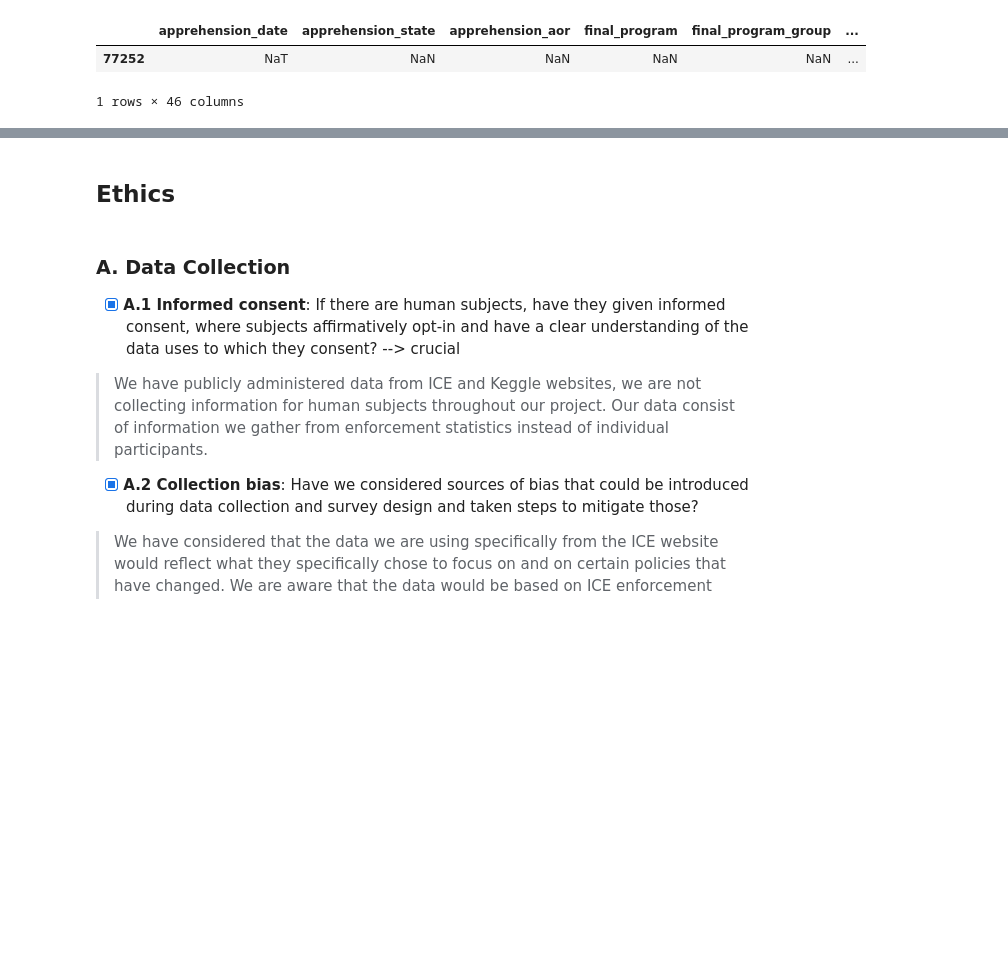
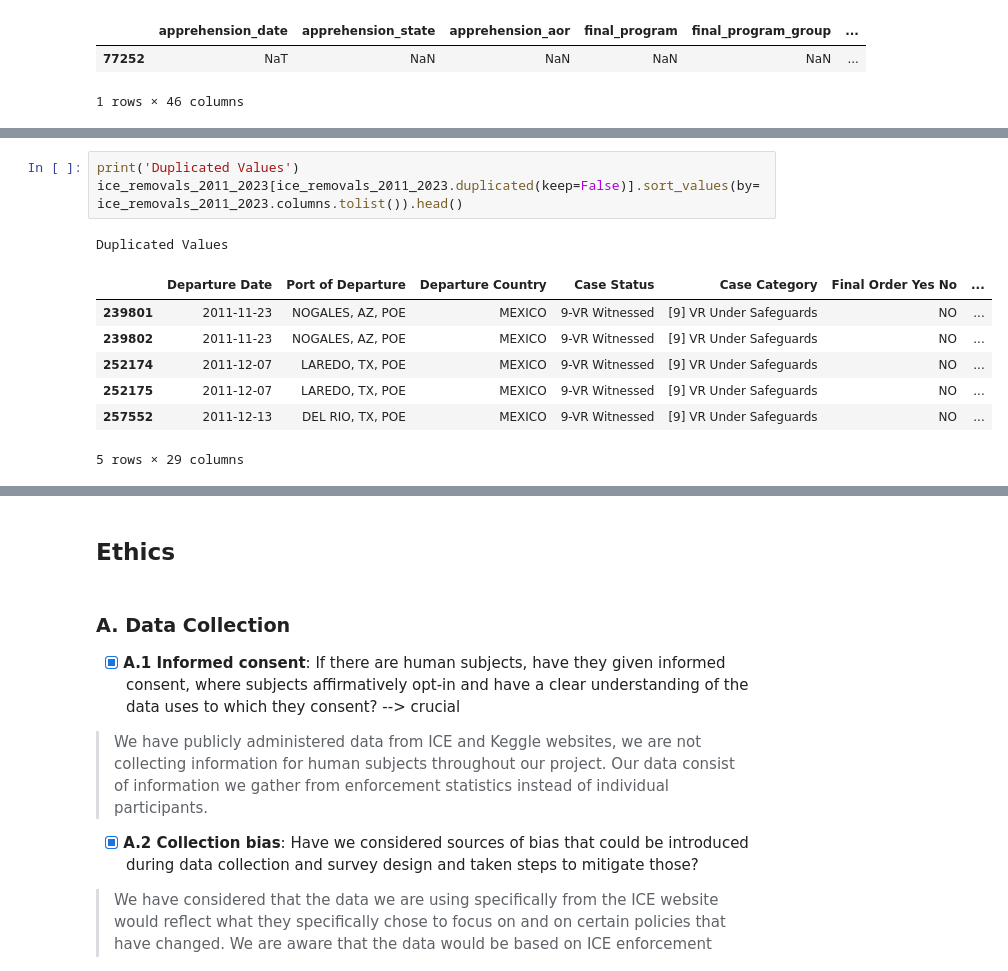
Before and after one commit to COGS108/Group109_WI26, a Jupyter notebook: 01-DataCheckpoint.ipynb, the cells around one changed output, grey strips where cells are left out. Drawn from its saved outputs; the diff is of its cells as text; blank space fills up the shorter version.

```diff
--- a/01-DataCheckpoint.ipynb
+++ b/01-DataCheckpoint.ipynb
@@ -258,0 +324,12 @@ To demonstrate that the data is tidy, we can inspect the unique values of some o
+# %%
+print('Duplicated Values')
+ice_removals_2011_2023[ice_removals_2011_2023.duplicated(keep=False)].sort_values(by=ice_removals_2011_2023.columns.tolist()).head()
+# %% [output]
+Duplicated Values
+|  | Departure Date | Port of Departure | Departure Country | Case Status | Case Category | Final Order Yes No | ... |
+| 239801 | 2011-11-23 | NOGALES, AZ, POE | MEXICO | 9-VR Witnessed | [9] VR Under Safeguards | NO | ... |
+| 239802 | 2011-11-23 | NOGALES, AZ, POE | MEXICO | 9-VR Witnessed | [9] VR Under Safeguards | NO | ... |
+| 252174 | 2011-12-07 | LAREDO, TX, POE | MEXICO | 9-VR Witnessed | [9] VR Under Safeguards | NO | ... |
+| 252175 | 2011-12-07 | LAREDO, TX, POE | MEXICO | 9-VR Witnessed | [9] VR Under Safeguards | NO | ... |
+| 257552 | 2011-12-13 | DEL RIO, TX, POE | MEXICO | 9-VR Witnessed | [9] VR Under Safeguards | NO | ... |
+5 rows × 29 columns
```
Also changed, not shown: parts of 16 cells of this notebook.
